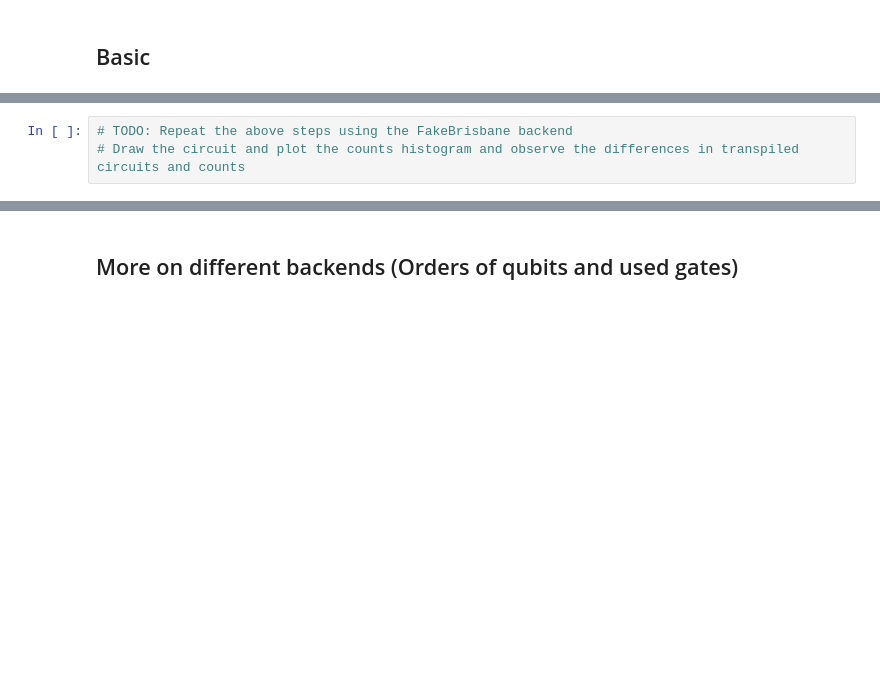
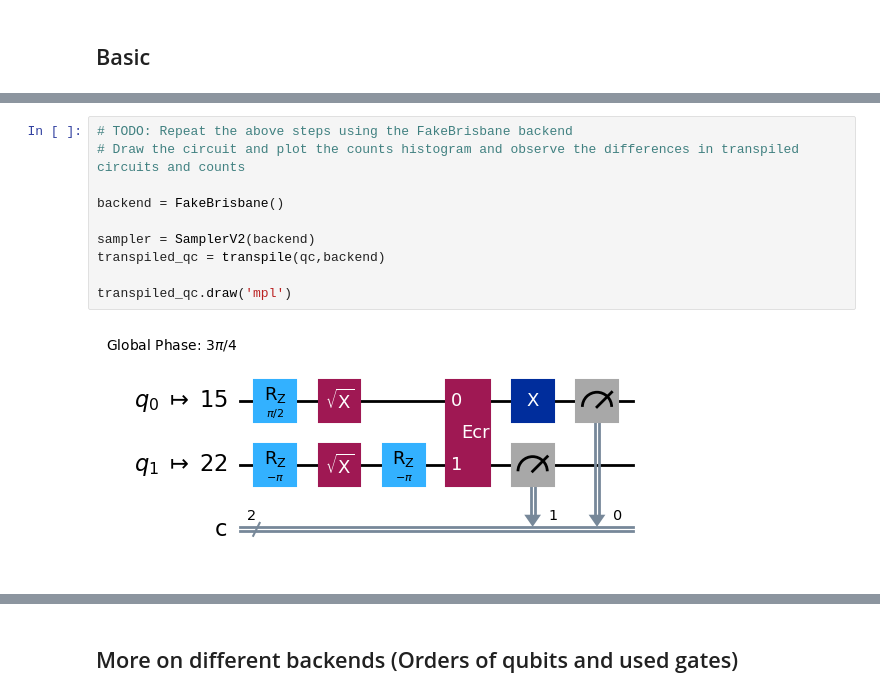
Before and after one commit to walthe219/lab7-walthe219, a Jupyter notebook: task.ipynb, the cells around one changed output, grey strips where cells are left out. Cells and saved outputs as stored; diff of their text form; blank space fills up the shorter version.

```diff
--- a/task.ipynb
+++ b/task.ipynb
@@ -54,3 +60,12 @@ plot_histogram(counts_manila)
 # %%
 # TODO: Repeat the above steps using the FakeBrisbane backend
 # Draw the circuit and plot the counts histogram and observe the differences in transpiled circuits and counts
+
+backend = FakeBrisbane()
+
+sampler = SamplerV2(backend)
+transpiled_qc = transpile(qc,backend)
+
+transpiled_qc.draw('mpl')
+# %% [output]
+[figure, added]
```
Also changed, not shown: parts of 21 cells of this notebook.
